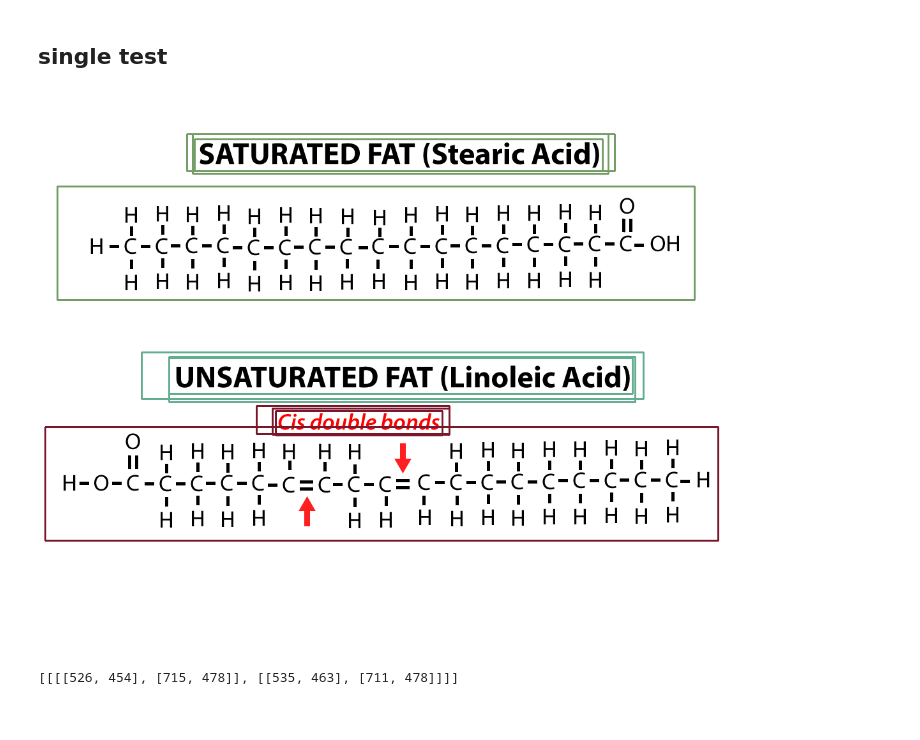
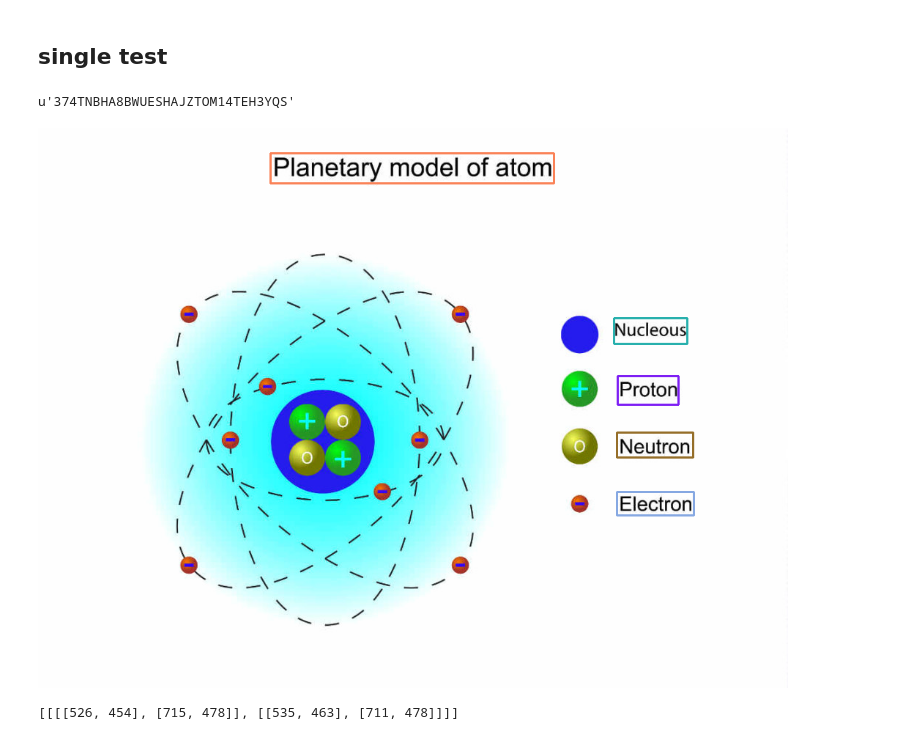
Before and after one commit to drschwenk/turk_processing, a Jupyter notebook: mturk_diagram_annotation.ipynb, the cells around one changed output. Drawn from its saved outputs; the diff is of its cells as text; code cells hidden in the pictures.

Commit message:
recovered index user info

```diff
--- a/mturk_diagram_annotation.ipynb
+++ b/mturk_diagram_annotation.ipynb
@@ -475,20 +455,23 @@ def pick_consensus(clustered_boxes):
 
 
 def draw_loc_consensus_and_individual(diagram_locs, dest_image_dir = '/Users/schwenk/wrk/stb/check_clustering_km/', bracket=0, results_df=results_df):
+    user_image_lookup = defaultdict(lambda: defaultdict(str))
     flattened_topic_dir = '/Users/schwenk/wrk/stb/ai2-vision-textbook-dataset/diagrams/turk_data/'
     for diagram_name, text_locs in diagram_locs.items():
         try:
             clustered_text_boxes = cluster_diagram_text_centers(text_locs, 3, bracket)
             consensus_boxes = pick_consensus(clustered_text_boxes)
-            image_path = flattened_topic_dir + diagram_name
-            drawn_image = draw_clusters(image_path, consensus_boxes)
-            cv2.imwrite(os.path.join(dest_image_dir, diagram_name.replace('.png', '_consensus.png')), drawn_image)
+#             image_path = flattened_topic_dir + diagram_name
+#             drawn_image = draw_clusters(image_path, consensus_boxes)
+#             cv2.imwrite(os.path.join(dest_image_dir, diagram_name.replace('.png', '_consensus.png')), drawn_image)
             user_boxes = get_boxes_by_user(results_df, diagram_name)
             for idx, boxes in enumerate(user_boxes.values()):
-                drawn_image = draw_clusters(image_path, np.array(boxes).reshape(len(boxes), 1))
-                cv2.imwrite(os.path.join(dest_image_dir, diagram_name.replace('.png', '_' + str(idx + 1) + '.png')), drawn_image)
+                user_image_lookup[diagram_name][idx + 1] = user_boxes.keys()[idx]
+#                 drawn_image = draw_clusters(image_path, np.array(boxes).reshape(len(boxes), 1))
+#                 cv2.imwrite(os.path.join(dest_image_dir, diagram_name.replace('.png', '_' + str(idx + 1) + '.png')), drawn_image)
         except OverflowError as e:
             print diagram_name, e
+    return user_image_lookup
 # %%
 def cluster_diagram_text(text_rects, n_turkers_assigned = 3):
     n_clusters = int(len(text_rects) / n_turkers_assigned)
@@ -526,4 +509,4 @@ for diagram_name, boxes in grouped_by_diagram:
     diagram_locs[diagram_name].extend(boxes['rectangle'].values)
 # %%
 dest_dir = '/Users/schwenk/wrk/stb/diagram_questions/turk_processing/man_pass/all_turkers_agree/'
-draw_loc_consensus_and_individual(diagram_locs, dest_dir)
+user_diagram_lookup = draw_loc_consensus_and_individual(diagram_locs, dest_dir)
@@ -580,0 +555,4 @@ periodic_table_8162.png
+# %%
+user_invest[1]
+# %% [output]
+u'374TNBHA8BWUESHAJZTOM14TEH3YQS'
@@ -581,14 +561,17 @@ periodic_table_8162.png
 # %%
-problem_name = 'hydrocarbons_8095.png'
+problem_name = 'atomic_structure_8007.png'
 problem = diagram_locs[problem_name]
 
+user_invest = user_diagram_lookup[problem_name]
+ind_user_df = results_df_agreement[(results_df_agreement['diagram'] == problem_name) & (results_df_agreement['assignment_id'] == user_invest[1])]
+
 image_path = flattened_topic_dir + problem_name
-clustered_text_boxes_centers = cluster_diagram_text_centers(problem)
-
-drawn_image = draw_clusters(image_path, clustered_text_boxes_centers)
+# clustered_text_boxes_centers = cluster_diagram_text_centers(problem)
+user_boxes = ind_user_df['rectangle'].values
+drawn_image = draw_clusters(image_path, np.array(user_boxes).reshape(len(user_boxes), 1))
 Image.fromarray(drawn_image)
 # %% [output]
-[figure, old version]
+[figure, new version]
 # %%
 [clust for clust in clustered_text_boxes_centers if len(clust) != 3]
 # %% [output]
```
Also changed, not shown: parts of 7 cells of this notebook, 1 other file.
